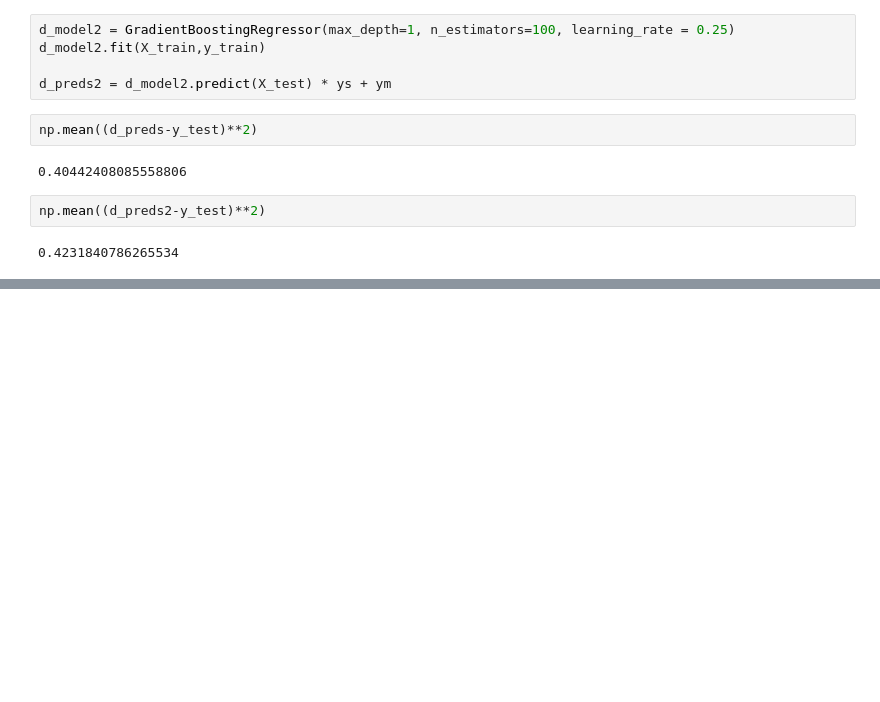
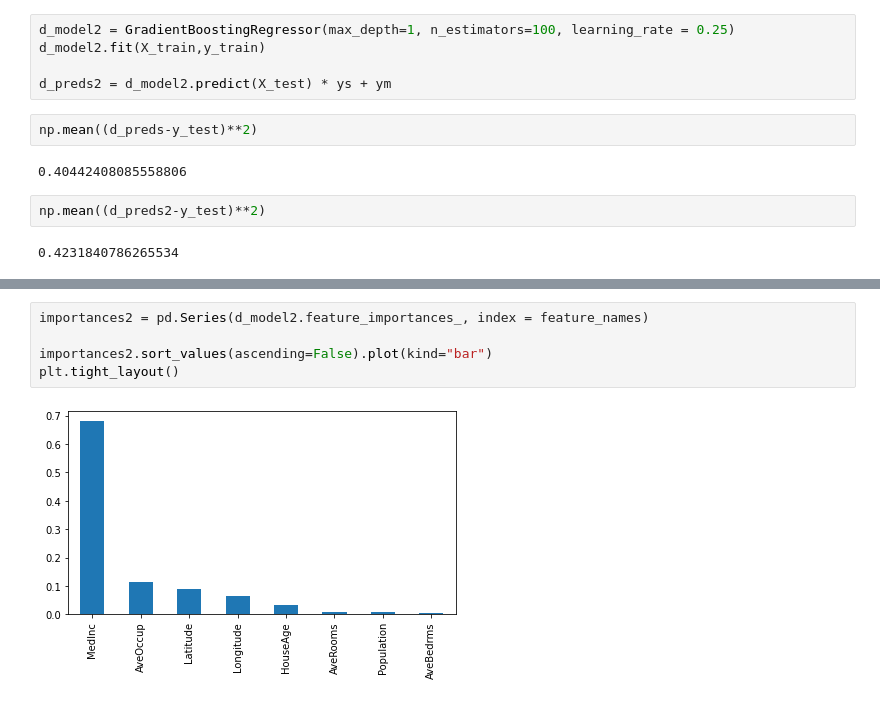
Before and after one commit to SaremS/polynomial_boosting, a Jupyter notebook: ExampleNotebook.ipynb, the cells around one changed output, grey strips where cells are left out. Saved outputs shown, nothing was run; the diff lists cells and outputs as text; blank space fills up the shorter version.

```diff
--- a/ExampleNotebook.ipynb
+++ b/ExampleNotebook.ipynb
@@ -109,0 +121,7 @@ np.mean((d_preds2-y_test)**2)
+# %%
+importances2 = pd.Series(d_model2.feature_importances_, index = feature_names)
+
+importances2.sort_values(ascending=False).plot(kind="bar")
+plt.tight_layout()
+# %% [output]
+[figure, added]
```
Also changed, not shown: parts of 2 cells of this notebook, 13 other files.
